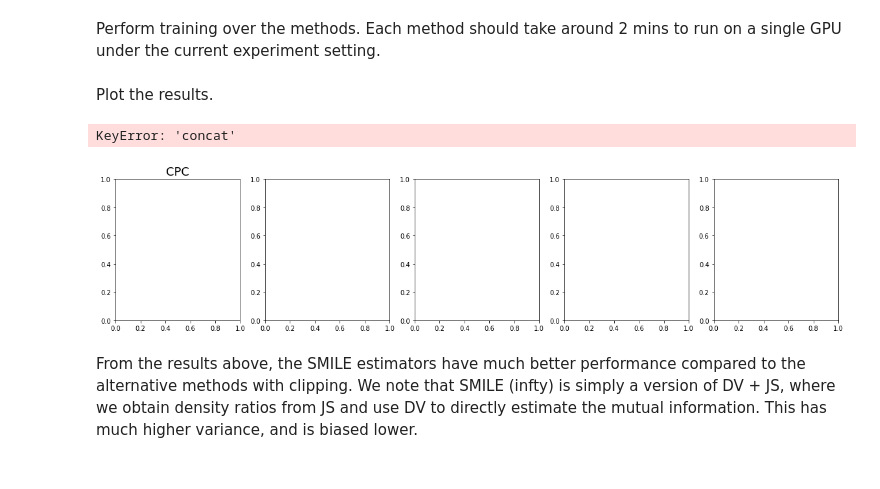
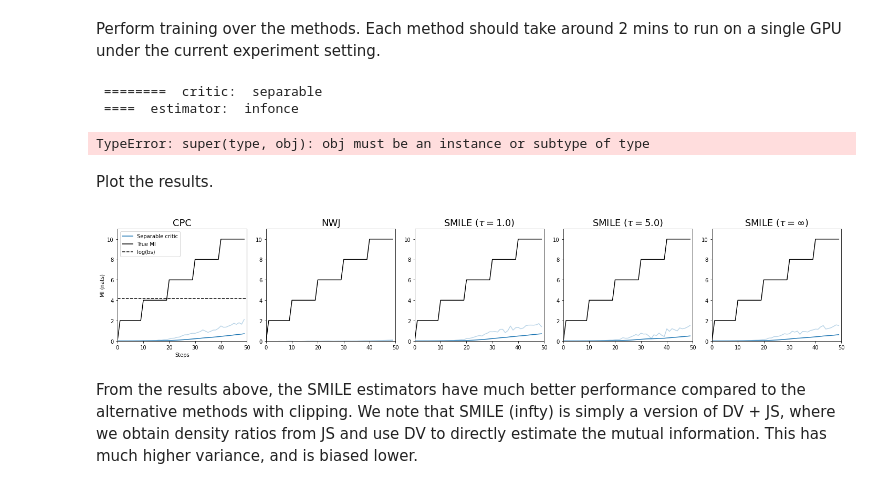
Before and after one commit to philippnoah/smile-mi-estimator, a Jupyter notebook: demo.ipynb, the cells around one changed output. Drawn from its saved outputs; the diff is of its cells as text; code cells hidden in the pictures.

```diff
--- a/demo.ipynb
+++ b/demo.ipynb
@@ -31,7 +42,7 @@ Next, we define the helper function for setting up the training procedure.
 # %%
 # define the dimension of the Gaussian
 
-dim = 20
+dim = 200
 
 # define the training procedure
 
@@ -48,7 +59,7 @@ BASELINES = {
 }
 
 
-def train_estimator(critic_params, data_params, mi_params, opt_params, **kwargs):
+def train_estimator(critic_params, data_params, mi_params, opt_params, data_loader=None, **kwargs):
     """Main training loop that estimates time-varying MI."""
     # Ground truth rho is only used by conditional critic
     # critic = CRITICS[mi_params.get('critic', 'separable')](rho=None, **critic_params).cuda()
@@ -76,6 +87,10 @@ def train_estimator(critic_params, data_params, mi_params, opt_params, **kwargs)
         else:
             critic_ = critic
 
+        # batch_idx, (x, y) = next(data_loader)
+        # x = x.squeeze(dim=1)
+        # x = torch.flatten(x, start_dim=1)
+
         x, y = sample_correlated_gaussian(
             dim=data_params['dim'], rho=rho, batch_size=data_params['batch_size'], cubic=data_params['cubic'])
         mi = estimate_mutual_information(
@@ -97,7 +112,8 @@ def train_estimator(critic_params, data_params, mi_params, opt_params, **kwargs)
     for i in range(opt_params['iterations']):
         mi = train_step(rhos[i], data_params, mi_params)
         mi = mi.detach().cpu().numpy()
-        # mi = mi.cpu().numpy()
+        # if i % (opt_params['iterations']//4) == 0:
+        #     print('iteration: ', i)
         estimates.append(mi)
 
     return np.array(estimates)
@@ -119,7 +135,7 @@ critic_params = {
 }
 
 opt_params = {
-    'iterations': 100,
+    'iterations': 50,
     'learning_rate': 5e-4,
 }
 # %% [markdown]
@@ -127,17 +146,31 @@ Perform training over the methods. Each method should take around 2 mins to run
 # %%
-for critic_type in ['separable', 'concat']:
+# from utils import *
+from estimators import estimate_mutual_information
+
+mi_numpys = dict()
+
+data_loader = None
+# for critic_type in ['separable', 'concat']:
+for critic_type in ['separable']:
+    print(" ========  critic: ", critic_type)
     mi_numpys[critic_type] = dict()
 
     for estimator in ['infonce', 'nwj', 'js', 'smile']:
+        print(" ====  estimator: ", estimator)
         mi_params = dict(estimator=estimator, critic=critic_type, baseline='unnormalized')
-        mis = train_estimator(critic_params, data_params, mi_params, opt_params)
+        mis = train_estimator(critic_params, data_params, mi_params, opt_params, data_loader=data_loader)
         mi_numpys[critic_type][f'{estimator}'] = mis
 
     estimator = 'smile'
     for i, clip in enumerate([1.0, 5.0]):
+        print(" ====  clip: ", clip)
         mi_params = dict(estimator=estimator, critic=critic_type, baseline='unnormalized')
         mis = train_estimator(critic_params, data_params, mi_params, opt_params, clip=clip)
         mi_numpys[critic_type][f'{estimator}_{clip}'] = mis
+# %% [output]
+ ========  critic:  separable
+ ====  estimator:  infonce
+TypeError: super(type, obj): obj must be an instance or subtype of type
 # %% [markdown]
 Plot the results.
 # %%
@@ -173,43 +206,42 @@ for i, estimator in enumerate(['infonce', 'nwj']):
     key = f'{estimator}'
     plt.sca(axs[i])
     plt.title(find_name(key), fontsize=18)
-    for net in ['concat', 'separable']:
+    for net in ['separable']:
         mis = mi_numpys[net][key]
         p1 = plt.plot(mis, alpha=0.3)[0]
         mis_smooth = pd.Series(mis).ewm(span=EMA_SPAN).mean()
         plt.plot(mis_smooth, c=p1.get_color(), label=find_legend(net))
-    plt.ylim(0, 11)
-    plt.xlim(0, 20000)
+    plt.ylim(0, mi_true.max() * 1.1)
+    plt.xlim(0, opt_params['iterations'])
     plt.plot(mi_true, color='k', label='True MI')
     if i == 0:
         plt.ylabel('MI (nats)')
         plt.xlabel('Steps')
         plt.axhline(np.log(64), color='k', ls='--', label='log(bs)')
         plt.legend()
 
 estimator = 'smile'
 for i, clip in enumerate([1.0, 5.0, None]):
     if clip is None:
         key = estimator
     else:
         key = f'{estimator}_{clip}'
 
     plt.sca(axs[i+2])
     plt.title(find_name(key), fontsize=18)
-    for net in ['concat', 'separable']:
+    for net in ['separable']:
         mis = mi_numpys[net][key]
         EMA_SPAN = 200
         p1 = plt.plot(mis, alpha=0.3)[0]
         mis_smooth = pd.Series(mis).ewm(span=EMA_SPAN).mean()
         plt.plot(mis_smooth, c=p1.get_color(), label=find_legend(net))
     plt.plot(mi_true, color='k', label='True MI')
-    plt.ylim(0, 11)
-    plt.xlim(0, 20000)
+    plt.ylim(0, mi_true.max() * 1.1)
+    plt.xlim(0, opt_params['iterations'])
 
 plt.gcf().tight_layout()
 # %% [output]
-KeyError: 'concat'
-[figure, old version]
+[figure, new version]
 # %% [markdown]
 From the results above, the SMILE estimators have much better performance compared to the alternative methods with clipping.
 We note that SMILE (infty) is simply a version of DV + JS, where we obtain density ratios from JS and use DV to directly estimate the mutual information. This has much higher variance, and is biased lower.
```
Also changed, not shown: parts of 5 cells of this notebook, 1 other file.
